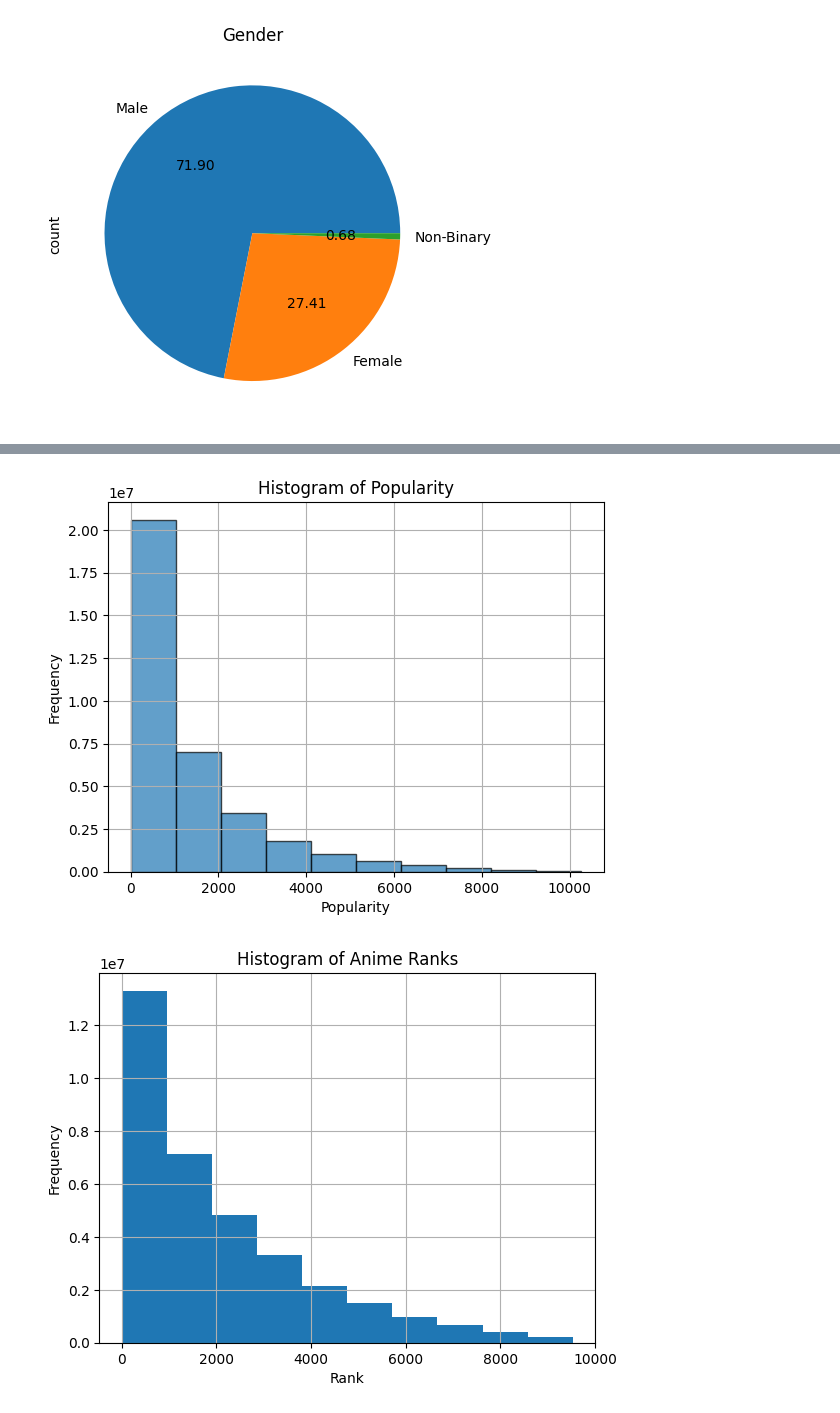
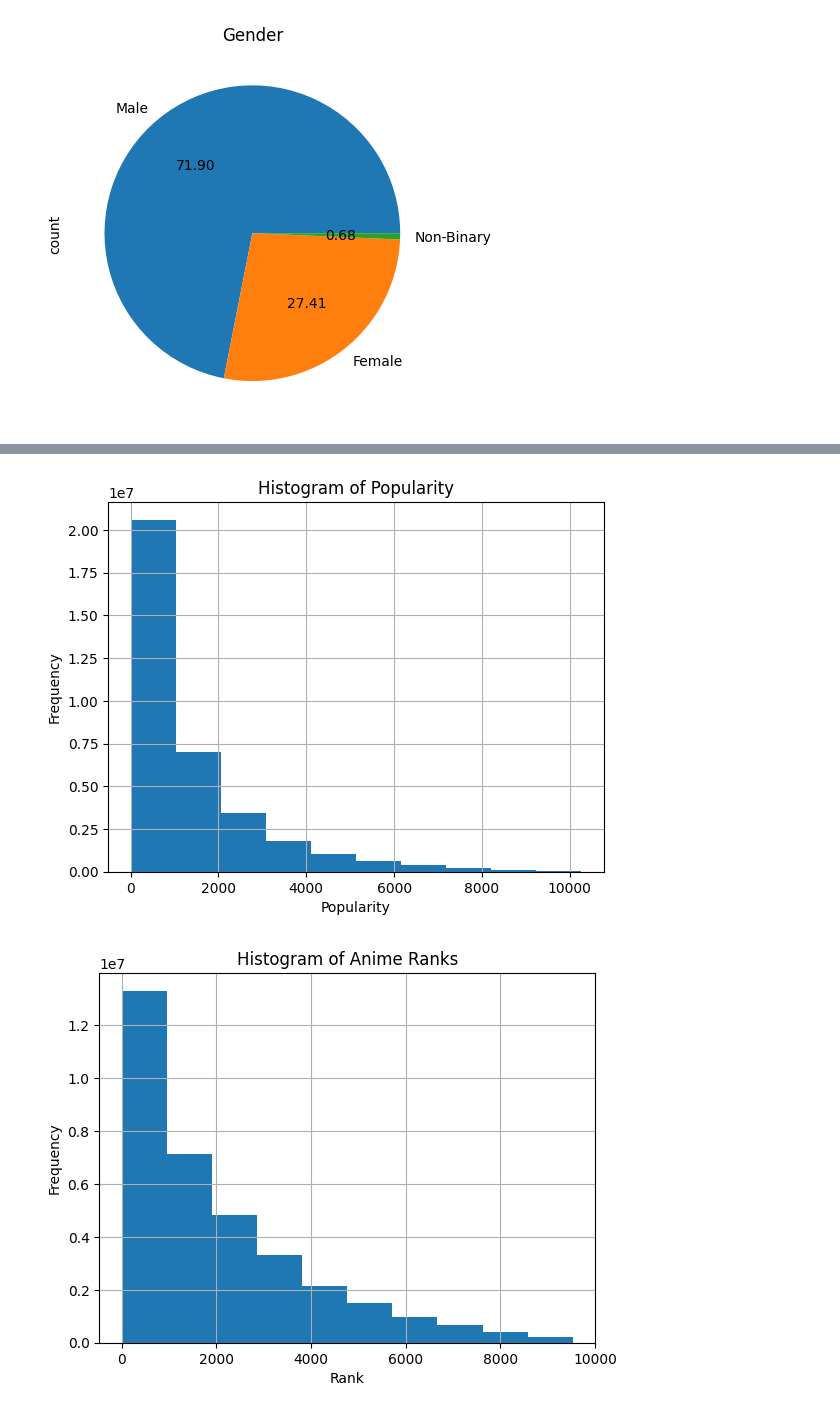
Before and after one commit to rijan914/AI-LAB, a Jupyter notebook: anime-eda.ipynb, the cells around one changed output, grey strips where cells are left out. Drawn from its saved outputs; the diff is of its cells as text; code cells hidden in the pictures.

```diff
--- a/anime-eda.ipynb
+++ b/anime-eda.ipynb
@@ -42,14 +79,14 @@ Text(0.5, 1.0, 'Gender')
 # %%
 # Numberical Value
 # Histogram treat as categorical data distribution of data
-plt.hist(df['popularity'], bins=10, edgecolor='black', alpha=0.7)
+plt.hist(df['popularity'])
 plt.title('Histogram of Popularity')
 plt.xlabel('Popularity')
 plt.ylabel('Frequency')
 plt.grid(True)
 plt.show()
 # %% [output]
-[figure, old version]
+[figure, new version]
 # %%
 plt.hist(df['rank'])
 plt.title('Histogram of Anime Ranks')
```
Also changed, not shown: parts of 24 cells of this notebook.
